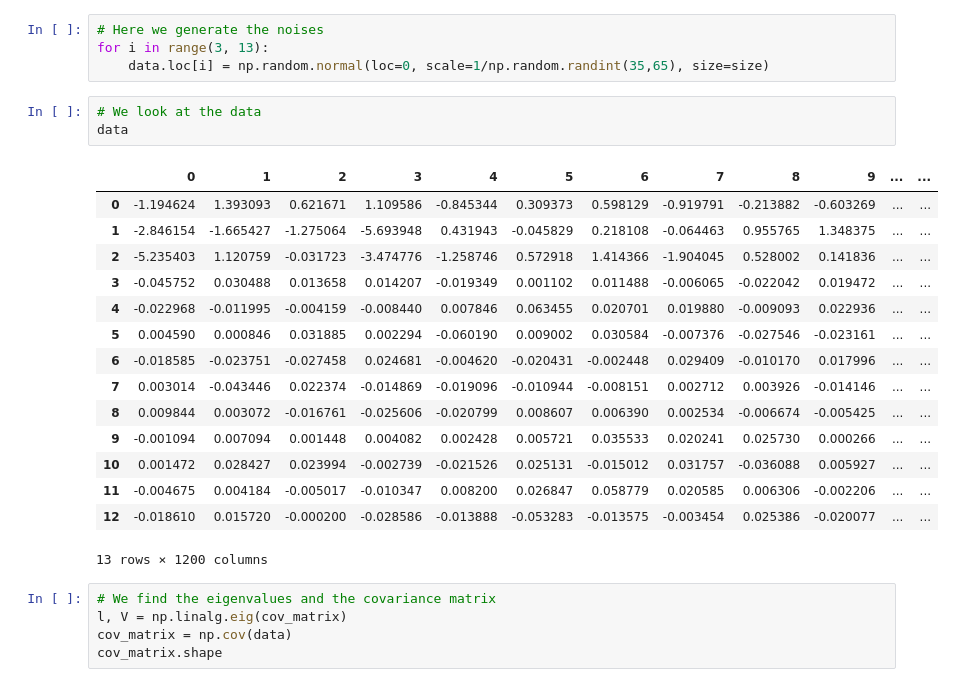
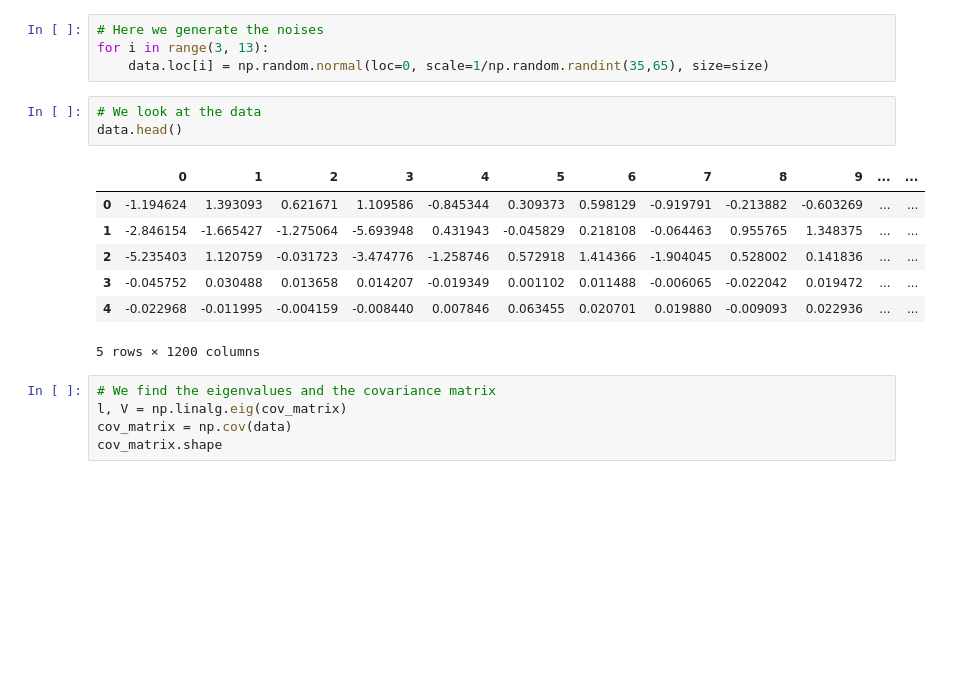
Before and after one commit to tommasoamico/LaboratoryOfComputationalPhysics_Y4, a Jupyter notebook: 07ex_LinearAlgebra.ipynb, the cells around one changed output. Drawn from its saved outputs; the diff is of its cells as text; blank space fills up the shorter version.

```diff
--- a/07ex_LinearAlgebra.ipynb
+++ b/07ex_LinearAlgebra.ipynb
@@ -193,23 +196,15 @@ for i in range(3, 13):
     data.loc[i] = np.random.normal(loc=0, scale=1/np.random.randint(35,65), size=size)
 # %%
 # We look at the data
-data
+data.head()
 # %% [output]
 |  | 0 | 1 | 2 | 3 | 4 | 5 | 6 | 7 | 8 | 9 | ... | ... |
 | 0 | -1.194624 | 1.393093 | 0.621671 | 1.109586 | -0.845344 | 0.309373 | 0.598129 | -0.919791 | -0.213882 | -0.603269 | ... | ... |
 | 1 | -2.846154 | -1.665427 | -1.275064 | -5.693948 | 0.431943 | -0.045829 | 0.218108 | -0.064463 | 0.955765 | 1.348375 | ... | ... |
 | 2 | -5.235403 | 1.120759 | -0.031723 | -3.474776 | -1.258746 | 0.572918 | 1.414366 | -1.904045 | 0.528002 | 0.141836 | ... | ... |
 | 3 | -0.045752 | 0.030488 | 0.013658 | 0.014207 | -0.019349 | 0.001102 | 0.011488 | -0.006065 | -0.022042 | 0.019472 | ... | ... |
 | 4 | -0.022968 | -0.011995 | -0.004159 | -0.008440 | 0.007846 | 0.063455 | 0.020701 | 0.019880 | -0.009093 | 0.022936 | ... | ... |
-| 5 | 0.004590 | 0.000846 | 0.031885 | 0.002294 | -0.060190 | 0.009002 | 0.030584 | -0.007376 | -0.027546 | -0.023161 | ... | ... |
-| 6 | -0.018585 | -0.023751 | -0.027458 | 0.024681 | -0.004620 | -0.020431 | -0.002448 | 0.029409 | -0.010170 | 0.017996 | ... | ... |
-| 7 | 0.003014 | -0.043446 | 0.022374 | -0.014869 | -0.019096 | -0.010944 | -0.008151 | 0.002712 | 0.003926 | -0.014146 | ... | ... |
-| 8 | 0.009844 | 0.003072 | -0.016761 | -0.025606 | -0.020799 | 0.008607 | 0.006390 | 0.002534 | -0.006674 | -0.005425 | ... | ... |
-| 9 | -0.001094 | 0.007094 | 0.001448 | 0.004082 | 0.002428 | 0.005721 | 0.035533 | 0.020241 | 0.025730 | 0.000266 | ... | ... |
-| 10 | 0.001472 | 0.028427 | 0.023994 | -0.002739 | -0.021526 | 0.025131 | -0.015012 | 0.031757 | -0.036088 | 0.005927 | ... | ... |
-| 11 | -0.004675 | 0.004184 | -0.005017 | -0.010347 | 0.008200 | 0.026847 | 0.058779 | 0.020585 | 0.006306 | -0.002206 | ... | ... |
-| 12 | -0.018610 | 0.015720 | -0.000200 | -0.028586 | -0.013888 | -0.053283 | -0.013575 | -0.003454 | 0.025386 | -0.020077 | ... | ... |
-13 rows × 1200 columns
+5 rows × 1200 columns
 # %%
 # We find the eigenvalues and the covariance matrix
 l, V = np.linalg.eig(cov_matrix)
```
Also changed, not shown: parts of 8 cells of this notebook.
